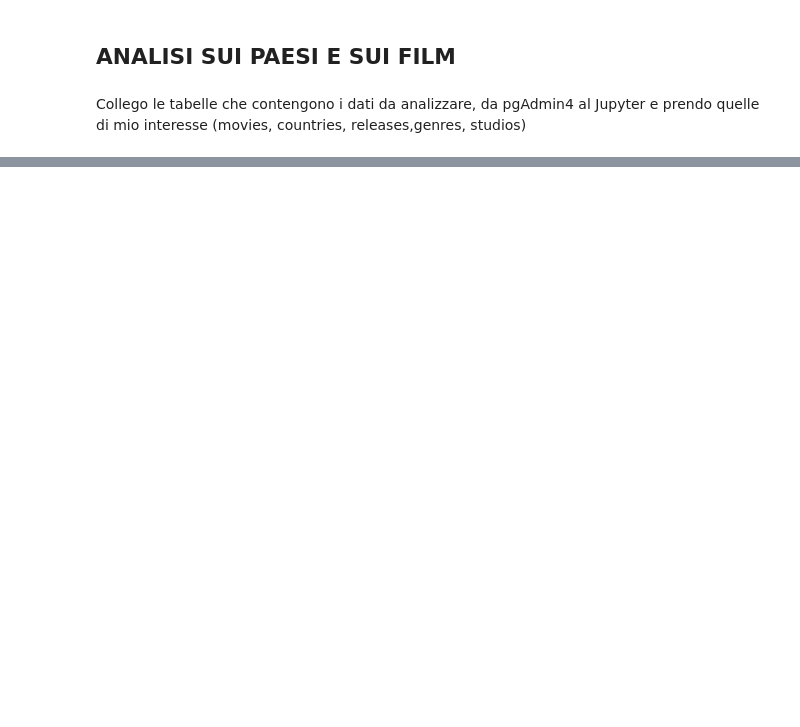
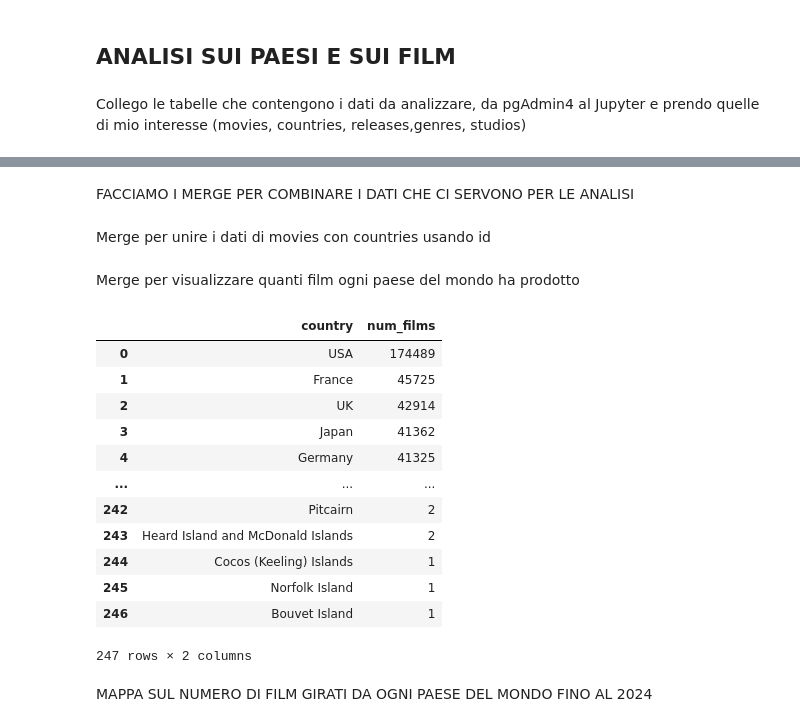
Before and after one commit to LuisBarrios03/Progetto-IUM-TWEB, a Jupyter notebook: solution/IUM/countries.ipynb, the cells around one changed output, grey strips where cells are left out. Cells and saved outputs as stored; diff of their text form; code cells hidden in the pictures; blank space fills up the shorter version.

```diff
--- a/solution/IUM/countries.ipynb
+++ b/solution/IUM/countries.ipynb
@@ -43,0 +43,4 @@ dict_keys(['posters', 'releases', 'studios', 'themes', 'movies', 'actors', 'coun
+# %% [markdown]
+FACCIAMO I MERGE PER COMBINARE I DATI CHE CI SERVONO PER LE ANALISI
+# %% [markdown]
+Merge per unire i dati di movies con countries usando id
@@ -43,0 +50,25 @@ dict_keys(['posters', 'releases', 'studios', 'themes', 'movies', 'actors', 'coun
+# %% [markdown]
+Merge per visualizzare quanti film ogni paese del mondo ha prodotto
+# %%
+# Contare il numero di film per paese
+film_per_country = merged_data["country"].value_counts().reset_index()
+film_per_country.columns = ["country", "num_films"]
+
+#per visualizzare la tabella filtrata
+film_per_country
+# %% [output]
+|  | country | num_films |
+| 0 | USA | 174489 |
+| 1 | France | 45725 |
+| 2 | UK | 42914 |
+| 3 | Japan | 41362 |
+| 4 | Germany | 41325 |
+| ... | ... | ... |
+| 242 | Pitcairn | 2 |
+| 243 | Heard Island and McDonald Islands | 2 |
+| 244 | Cocos (Keeling) Islands | 1 |
+| 245 | Norfolk Island | 1 |
+| 246 | Bouvet Island | 1 |
+247 rows × 2 columns
+# %% [markdown]
+MAPPA SUL NUMERO DI FILM GIRATI DA OGNI PAESE DEL MONDO FINO AL 2024
```
Also changed, not shown: parts of 10 cells of this notebook, 2 other files.
